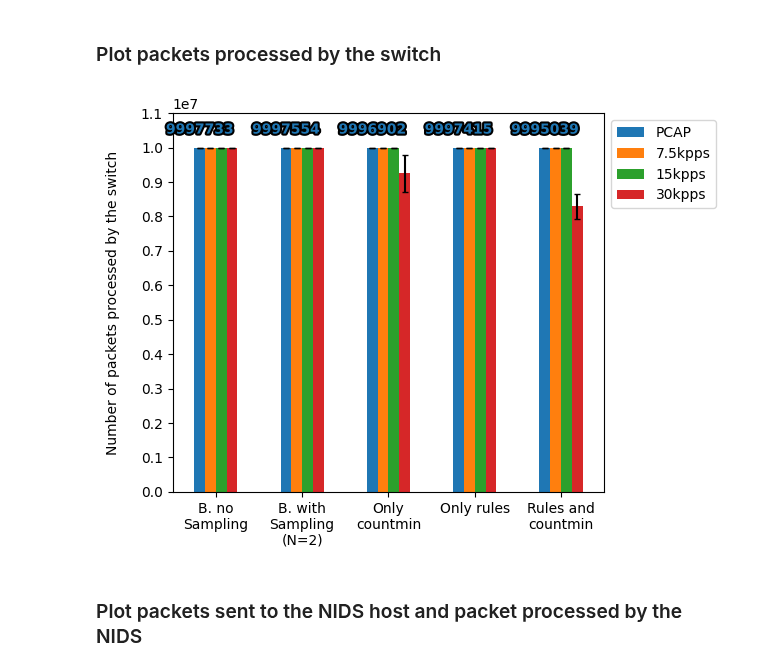
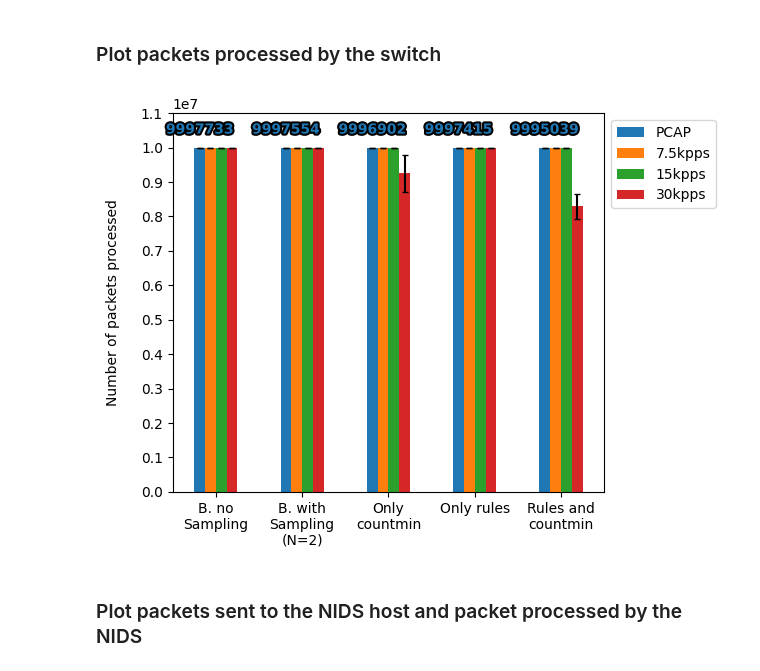
Before and after one commit to HenriqueBBrum/Network-Wide-Rule-Orchestrator, a Jupyter notebook: testing/countmin_and_pps_evaluation/countmin_and_pps_evaluation.ipynb, the cells around one changed output. Cells and saved outputs as stored; diff of their text form; code cells hidden in the pictures.

Commit message:
Fixed small jupyter notebook errors

```diff
--- a/testing/countmin_and_pps_evaluation/countmin_and_pps_evaluation.ipynb
+++ b/testing/countmin_and_pps_evaluation/countmin_and_pps_evaluation.ipynb
@@ -80,4 +80,4 @@ for pps_folder in os.listdir(results_folder):
 
             data.append([pps_folder, scenario, experiment_round, packets_cloned, packets_processed, packets_received_Snort, alerts])
 
-pps_df = pd.DataFrame(data, columns=["pps","scenario","round","packets cloned","packets processed","packets received by snort","alerts"])
+df = pd.DataFrame(data, columns=["pps","scenario","round","packets cloned","packets processed","packets received by snort","alerts"])
@@ -140,3 +112,34 @@ def plot_bar_graphs(df, metric, ylabel, yticks_distance, ymargin=0):
+# %%
+font = {'size'   : 10}
+plt.rc('font', **font)
+
+def pps_bar_graphs(df, folder, metric, ylabel, yticks_distance, ymargin=0):
+    friday_pcap = df[(df["round"].str.contains("Friday"))]
+    groupped_df = friday_pcap[["pps", "scenario", "round", metric]].groupby(["pps", "scenario"], as_index=False).agg({metric:['mean','std']})
+    groupped_df.columns = groupped_df.columns.map(lambda x: x[0] if x[1] == "" else x[1])
+
+    new_df = groupped_df.pivot(index = "scenario", columns="pps", values="mean").fillna(0)
+    new_df.rename(columns={'PCAP_timeline':'PCAP'}, inplace=True)
+    new_df = new_df.iloc[np.r_[0:len(new_df) - 2, -1, -2]]
+    new_df = new_df[["PCAP", "7.5kpps", "15kpps", "30kpps"]]
+    error = groupped_df.pivot(index = "scenario", columns="pps", values="std").fillna(0)
+    error.rename(columns={'PCAP_timeline':'PCAP'}, inplace=True)
+    error = error.iloc[np.r_[0:len(new_df) - 2, -1, -2]]
+    error = error[["PCAP", "7.5kpps", "15kpps", "30kpps"]]
+
+    # labels = ['\n'.join(wrap(l.replace("_", " "),12)) for l in labels ]
+    labels = ["B. no\nSampling", "B. with\nSampling\n(N=2)", "Only\ncountmin", "Only rules", "Rules and\ncountmin"]
+
+    ax = new_df.plot(kind='bar', yerr=error, error_kw=dict(capsize=2), rot=0)
+    add_value_labels(ax, slice(0,5))
+    ax.margins(y=ymargin)
+    plt.xticks([0,1,2,3,4], labels)
+    ax.yaxis.set_major_locator(ticker.MultipleLocator(yticks_distance))
+    plt.ylabel(ylabel, labelpad=15)
+    plt.xlabel(xlabel=None)
+    plt.legend(bbox_to_anchor=(1, 1))
+    plt.tight_layout()
+    plt.savefig(folder+metric+".png")
 # %% [markdown]
 ### Plot alerts graphs
 # %%
@@ -146,9 +149,9 @@ plot_bar_graphs(pps_df, "alerts", "Total number of alerts", 10000, 0.05)
 # %% [markdown]
 ### Plot packets processed by the switch
 # %%
-plot_bar_graphs(pps_df, "packets processed", "Number of packets processed by the switch", 1000000, 0.1)
+pps_bar_graphs(df, "pps_graphs/", "packets processed", "Number of packets processed", 1000000, 0.1)
 # %% [output]
-[figure, old version]
+[figure, new version]
 # %% [markdown]
 ### Plot packets sent to the NIDS host and packet processed by the NIDS
 # %%
```
Also changed, not shown: parts of 11 cells of this notebook, 3 other files.
